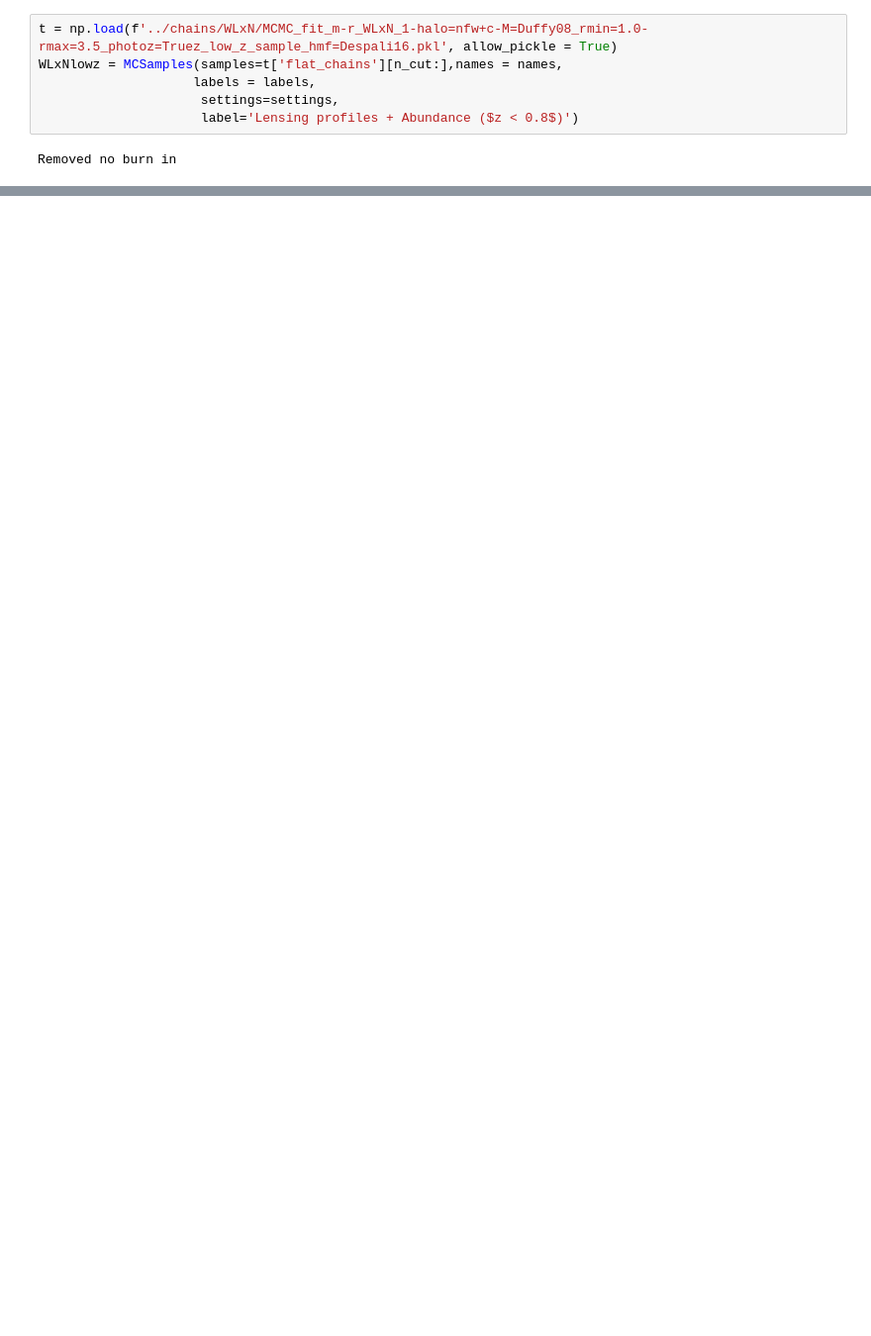
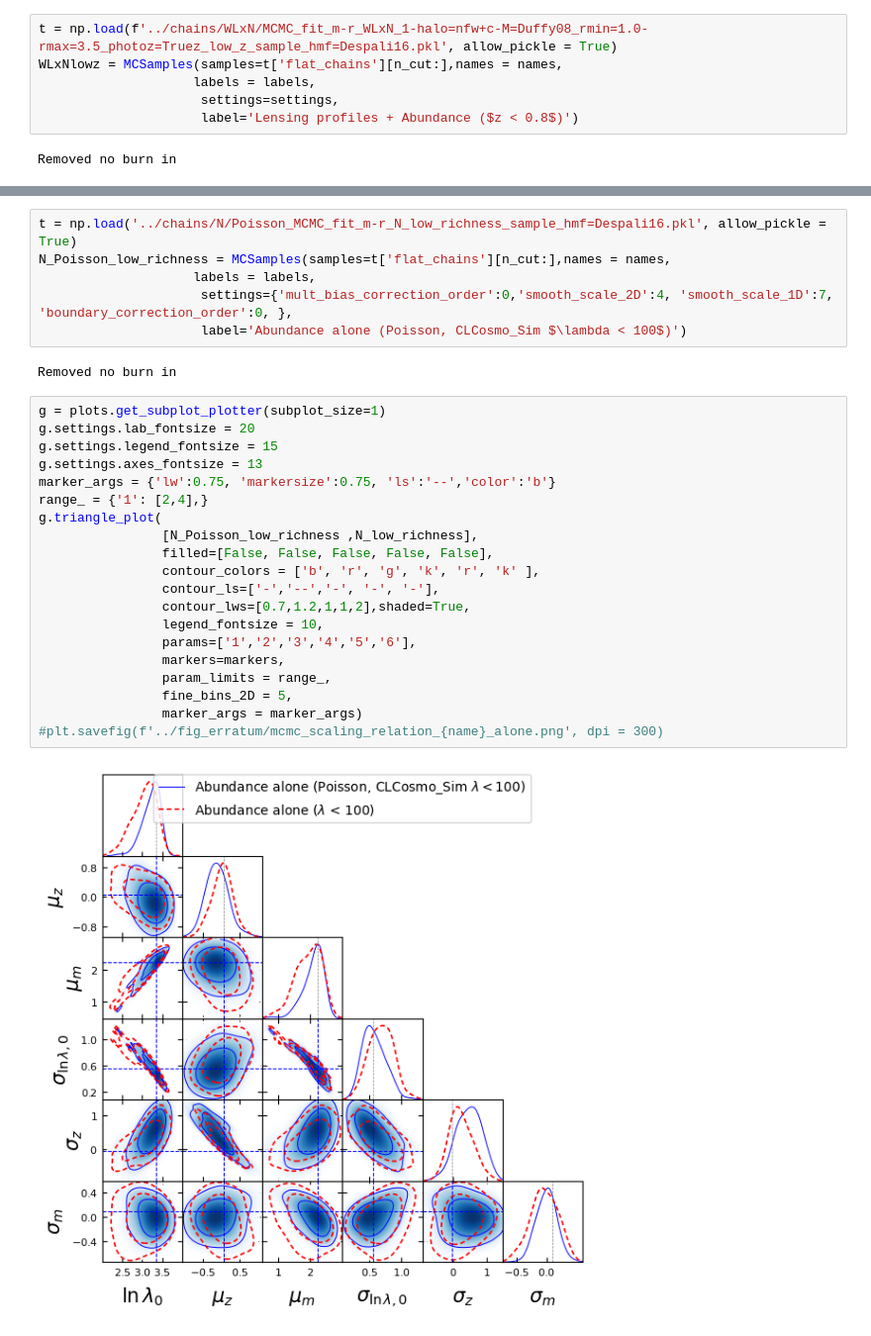
Before and after one commit to LSSTDESC/CLCosmo_Sim, a Jupyter notebook: cluster_scaling_relation_DC2/notebooks/baseline_chains.ipynb, the cells around one changed output, grey strips where cells are left out. Shown at 99% size. Cells and saved outputs as stored; diff of their text form; blank space fills up the shorter version.

```diff
--- a/cluster_scaling_relation_DC2/notebooks/baseline_chains.ipynb
+++ b/cluster_scaling_relation_DC2/notebooks/baseline_chains.ipynb
@@ -130,0 +161,30 @@ plt.savefig(f'../fig/mcmc_scaling_relation_{name}_joint.png', dpi = 300)
+# %%
+t = np.load('../chains/N/Poisson_MCMC_fit_m-r_N_low_richness_sample_hmf=Despali16.pkl', allow_pickle = True)
+N_Poisson_low_richness = MCSamples(samples=t['flat_chains'][n_cut:],names = names,
+                    labels = labels,
+                     settings={'mult_bias_correction_order':0,'smooth_scale_2D':4, 'smooth_scale_1D':7, 'boundary_correction_order':0, },
+                     label='Abundance alone (Poisson, CLCosmo_Sim $\lambda < 100$)')
+# %% [output]
+Removed no burn in
+# %%
+g = plots.get_subplot_plotter(subplot_size=1)
+g.settings.lab_fontsize = 20
+g.settings.legend_fontsize = 15
+g.settings.axes_fontsize = 13
+marker_args = {'lw':0.75, 'markersize':0.75, 'ls':'--','color':'b'}
+range_ = {'1': [2,4],}
+g.triangle_plot(
+                [N_Poisson_low_richness ,N_low_richness],
+                filled=[False, False, False, False, False],
+                contour_colors = ['b', 'r', 'g', 'k', 'r', 'k' ],
+                contour_ls=['-','--','-', '-', '-'],
+                contour_lws=[0.7,1.2,1,1,2],shaded=True,
+                legend_fontsize = 10,
+                params=['1','2','3','4','5','6'],
+                markers=markers,
+                param_limits = range_,
+                fine_bins_2D = 5,
+                marker_args = marker_args)
+#plt.savefig(f'../fig_erratum/mcmc_scaling_relation_{name}_alone.png', dpi = 300)
+# %% [output]
+[figure, added]
```
Also changed, not shown: parts of 13 cells of this notebook, 13 other files.
